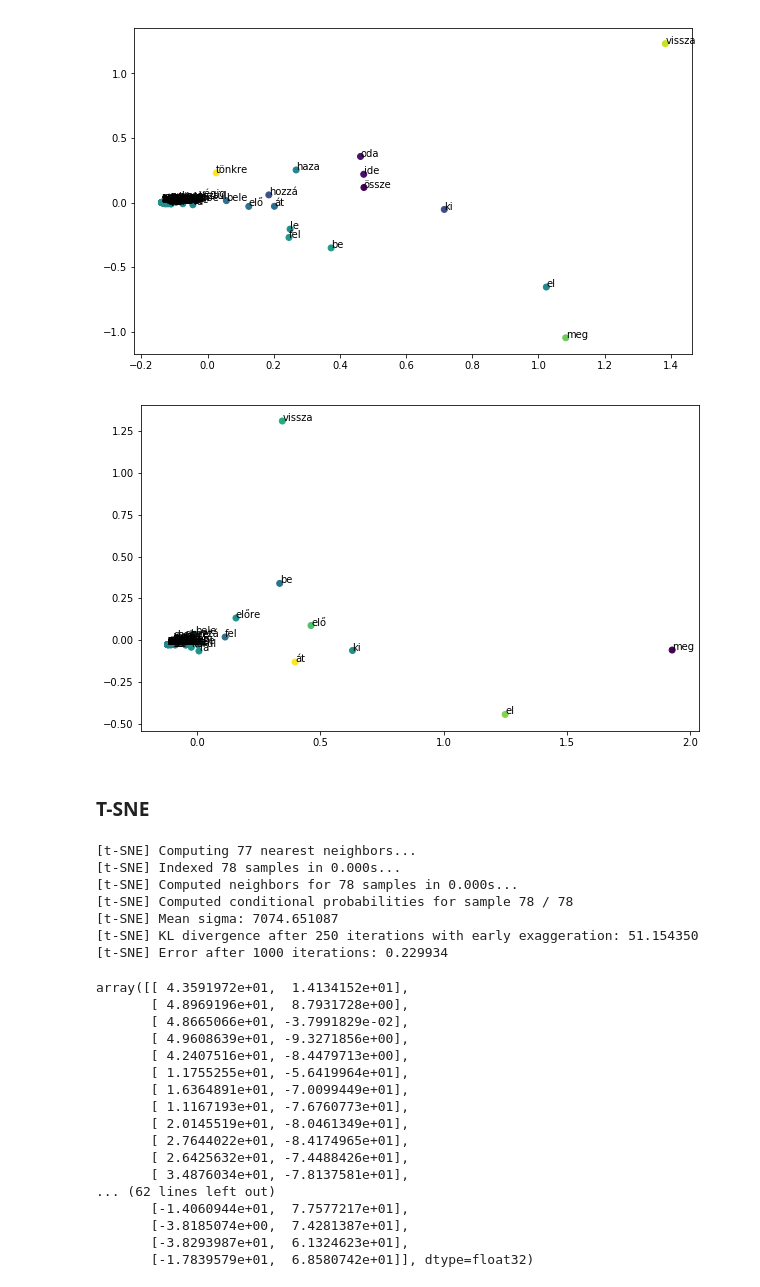
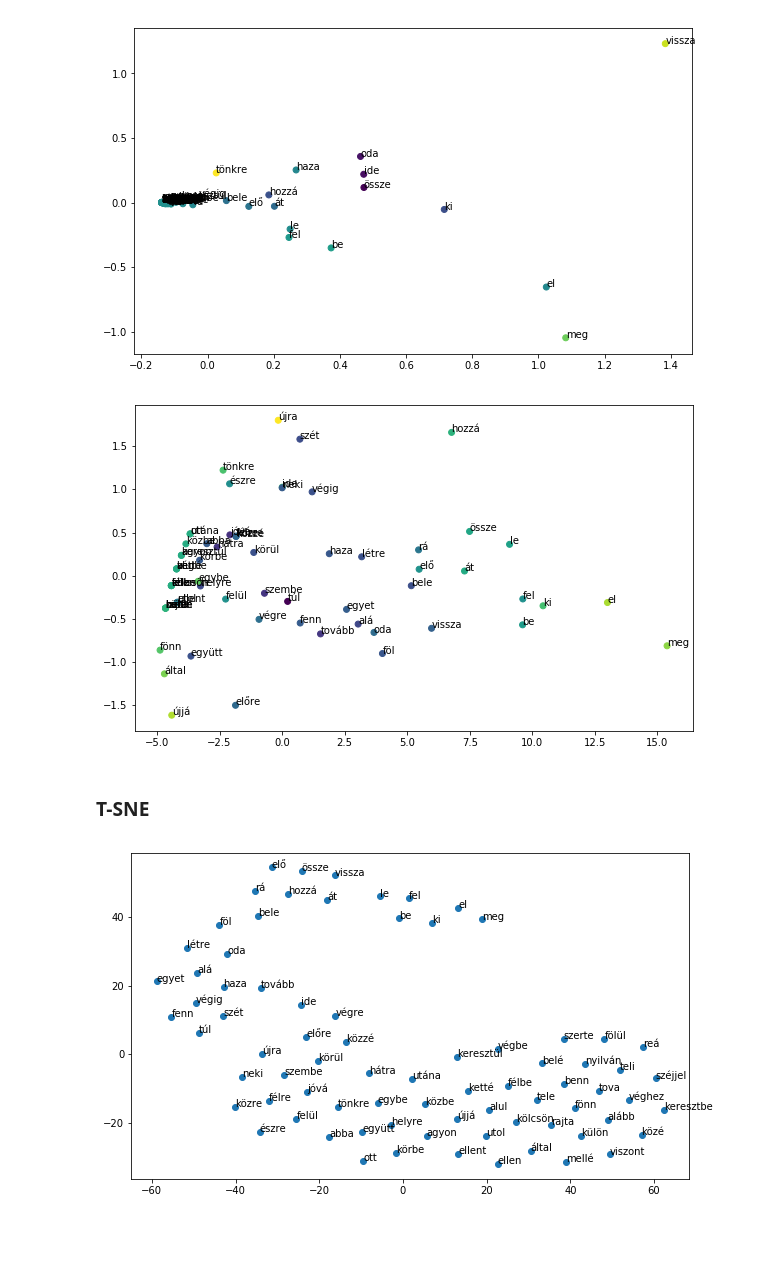
Before and after one commit to makrai/misc, a Jupyter notebook: tade/preverb_position.ipynb, the cells around one changed output. Cells and saved outputs as stored; diff of their text form; code cells hidden in the pictures; blank space fills up the shorter version.

Commit message:
adds tsne

```diff
--- a/tade/preverb_position.ipynb
+++ b/tade/preverb_position.ipynb
@@ -103,13 +105,15 @@ tfidf(prevpos_regi, show=True)
 
 ### PCA
 # %%
+def plot_mx(prevproj):
+    color = prevproj.T[2] if prevproj.shape[1]>2 else None
+    plt.scatter(prevproj.T[0], prevproj.T[1], c=color)
+    for label, xy in zip(prevpos_mnsz.index, prevproj[:,:2]):
+        plt.annotate(label, xy)
+
 def pca_mx(mx):
     """Mx must be dense."""
-    pca = PCA(n_components=3)
-    prevproj = pca.fit_transform(mx)
-    plt.scatter(prevproj.T[0], prevproj.T[1], c=prevproj.T[2])
-    for label, xy in zip(prevpos_mnsz.index, prevproj[:,:2]):
-        plt.annotate(label, xy)
+    plot_mx(PCA(n_components=3).fit_transform(mx))
 
 def pca_mutinfo(prevpos):
     pca_mx(mutinfo(prevpos + 1))
@@ -129,36 +133,13 @@ pca_tfidf(prevpos_mnsz, weight='tfidf')
 # %% [output]
 [figure]
 # %%
-pca_mutinfo(prevpos_regi, weight='tfidf')
+pca_mutinfo(prevpos_regi)
 # %% [output]
-[figure, old version]
+[figure, new version]
 # %% [markdown]
 ### T-SNE
 # %%
-tsne = TSNE(metric='euclidean', verbose=1)
-tsne.fit_transform(prevpos_mnsz)
+tsne = TSNE(metric='euclidean')#, verbose=1)
+plot_mx(tsne.fit_transform(prevpos_mnsz))
 # %% [output]
-[t-SNE] Computing 77 nearest neighbors...
-[t-SNE] Indexed 78 samples in 0.000s...
-[t-SNE] Computed neighbors for 78 samples in 0.000s...
-[t-SNE] Computed conditional probabilities for sample 78 / 78
-[t-SNE] Mean sigma: 7074.651087
-[t-SNE] KL divergence after 250 iterations with early exaggeration: 51.154350
-[t-SNE] Error after 1000 iterations: 0.229934
-array([[ 4.3591972e+01,  1.4134152e+01],
-       [ 4.8969196e+01,  8.7931728e+00],
-       [ 4.8665066e+01, -3.7991829e-02],
-       [ 4.9608639e+01, -9.3271856e+00],
-       [ 4.2407516e+01, -8.4479713e+00],
-       [ 1.1755255e+01, -5.6419964e+01],
-       [ 1.6364891e+01, -7.0099449e+01],
-       [ 1.1167193e+01, -7.6760773e+01],
-       [ 2.0145519e+01, -8.0461349e+01],
-       [ 2.7644022e+01, -8.4174965e+01],
-       [ 2.6425632e+01, -7.4488426e+01],
-       [ 3.4876034e+01, -7.8137581e+01],
-... (62 lines left out)
-       [-1.4060944e+01,  7.7577217e+01],
-       [-3.8185074e+00,  7.4281387e+01],
-       [-3.8293987e+01,  6.1324623e+01],
-       [-1.7839579e+01,  6.8580742e+01]], dtype=float32)
+[figure, added]
```
Also changed, not shown: parts of 3 cells of this notebook.
